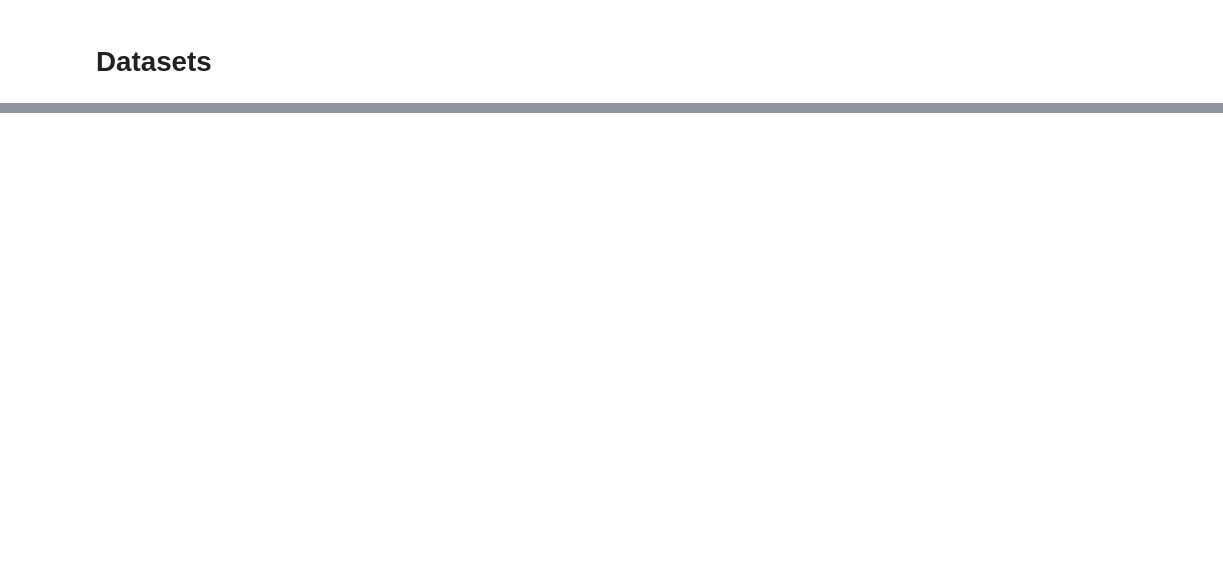
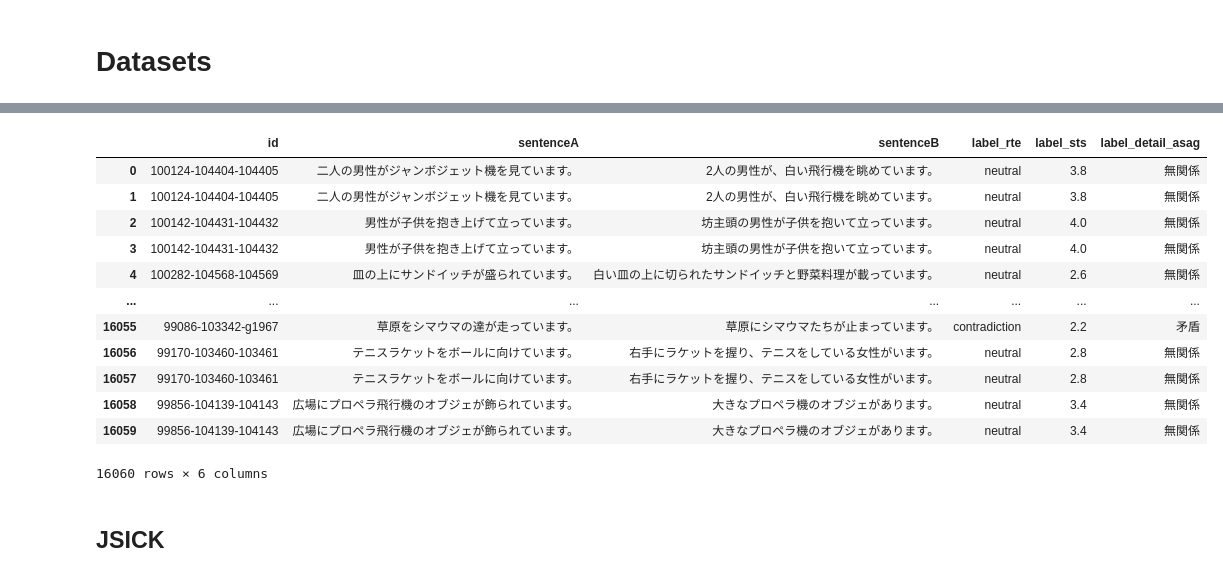
Before and after one commit to kyaoNK/bert_asag, a Jupyter notebook: CREATE_DATASET.ipynb, the cells around one changed output, grey strips where cells are left out. Cells and saved outputs as stored; diff of their text form; code cells hidden in the pictures; blank space fills up the shorter version.

```diff
--- a/CREATE_DATASET.ipynb
+++ b/CREATE_DATASET.ipynb
@@ -77,0 +86,30 @@ sys.path.append('/content/drive/MyDrive/Colab Notebooks/my-modules')
+# %%
+# new label
+def function(x):
+    rte = x['label_rte']
+    sts = x['label_sts']
+    if rte == 'entailment' :
+        if sts >= 4.5 :
+            new_label = '正解'
+        elif sts >= 3.5 :
+            new_label = '異なる修飾'
+        elif sts >= 2.5 :
+            new_label = '欠如'
+        else :
+            new_label = '不十分'
+
+    elif rte == 'neutral' :
+        if sts >= 4.5 :
+            new_label = '正解'
+        elif sts >= 1.5 :
+            new_label = '無関係'
+        else :
+            new_label = 'ドメイン外'
+
+    elif rte == 'contradiction' :
+        if sts >= 3.5 :
+            new_label = '異なる修飾'
+        else :
+            new_label = '矛盾'
+
+    return pd.Series( [ x['label_rte'] , x['label_sts'] , new_label ] )
@@ -78 +204,25 @@ sys.path.append('/content/drive/MyDrive/Colab Notebooks/my-modules')
+# %%
+#@title write & merge new label
+import csv
+
+jglue_label_df = jglue_label_df.rename(columns={2:'label_detail_asag'})
+jglue_df_asag = jglue_df.join([jglue_label_df['label_detail_asag']])
+jglue_df_asag.to_csv('/content/drive/MyDrive/Colab Notebooks/SeniorThesis/DATASETS/OUTPUT/dataset_jglue.csv')
+jglue_df_asag
+# %% [output]
+|  | id | sentenceA | sentenceB | label_rte | label_sts | label_detail_asag |
+| 0 | 100124-104404-104405 | 二人の男性がジャンボジェット機を見ています。 | 2人の男性が、白い飛行機を眺めています。 | neutral | 3.8 | 無関係 |
+| 1 | 100124-104404-104405 | 二人の男性がジャンボジェット機を見ています。 | 2人の男性が、白い飛行機を眺めています。 | neutral | 3.8 | 無関係 |
+| 2 | 100142-104431-104432 | 男性が子供を抱き上げて立っています。 | 坊主頭の男性が子供を抱いて立っています。 | neutral | 4.0 | 無関係 |
+| 3 | 100142-104431-104432 | 男性が子供を抱き上げて立っています。 | 坊主頭の男性が子供を抱いて立っています。 | neutral | 4.0 | 無関係 |
+| 4 | 100282-104568-104569 | 皿の上にサンドイッチが盛られています。 | 白い皿の上に切られたサンドイッチと野菜料理が載っています。 | neutral | 2.6 | 無関係 |
+| ... | ... | ... | ... | ... | ... | ... |
+| 16055 | 99086-103342-g1967 | 草原をシマウマの達が走っています。 | 草原にシマウマたちが止まっています。 | contradiction | 2.2 | 矛盾 |
+| 16056 | 99170-103460-103461 | テニスラケットをボールに向けています。 | 右手にラケットを握り、テニスをしている女性がいます。 | neutral | 2.8 | 無関係 |
+| 16057 | 99170-103460-103461 | テニスラケットをボールに向けています。 | 右手にラケットを握り、テニスをしている女性がいます。 | neutral | 2.8 | 無関係 |
+| 16058 | 99856-104139-104143 | 広場にプロペラ飛行機のオブジェが飾られています。 | 大きなプロペラ機のオブジェがあります。 | neutral | 3.4 | 無関係 |
+| 16059 | 99856-104139-104143 | 広場にプロペラ飛行機のオブジェが飾られています。 | 大きなプロペラ機のオブジェがあります。 | neutral | 3.4 | 無関係 |
+16060 rows × 6 columns
+# %% [markdown]
+## JSICK
 # %%
```
Also changed, not shown: parts of 25 cells of this notebook.
